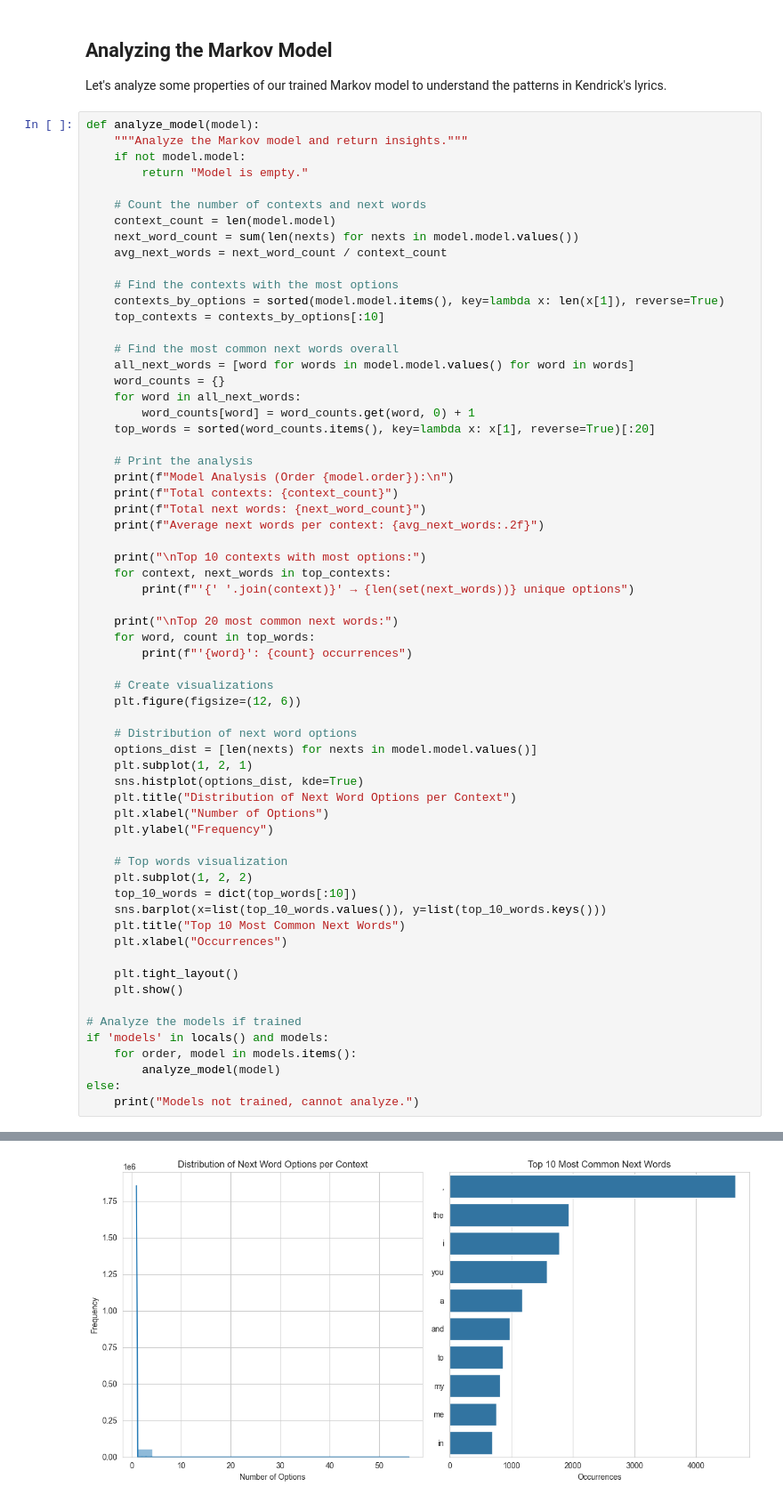
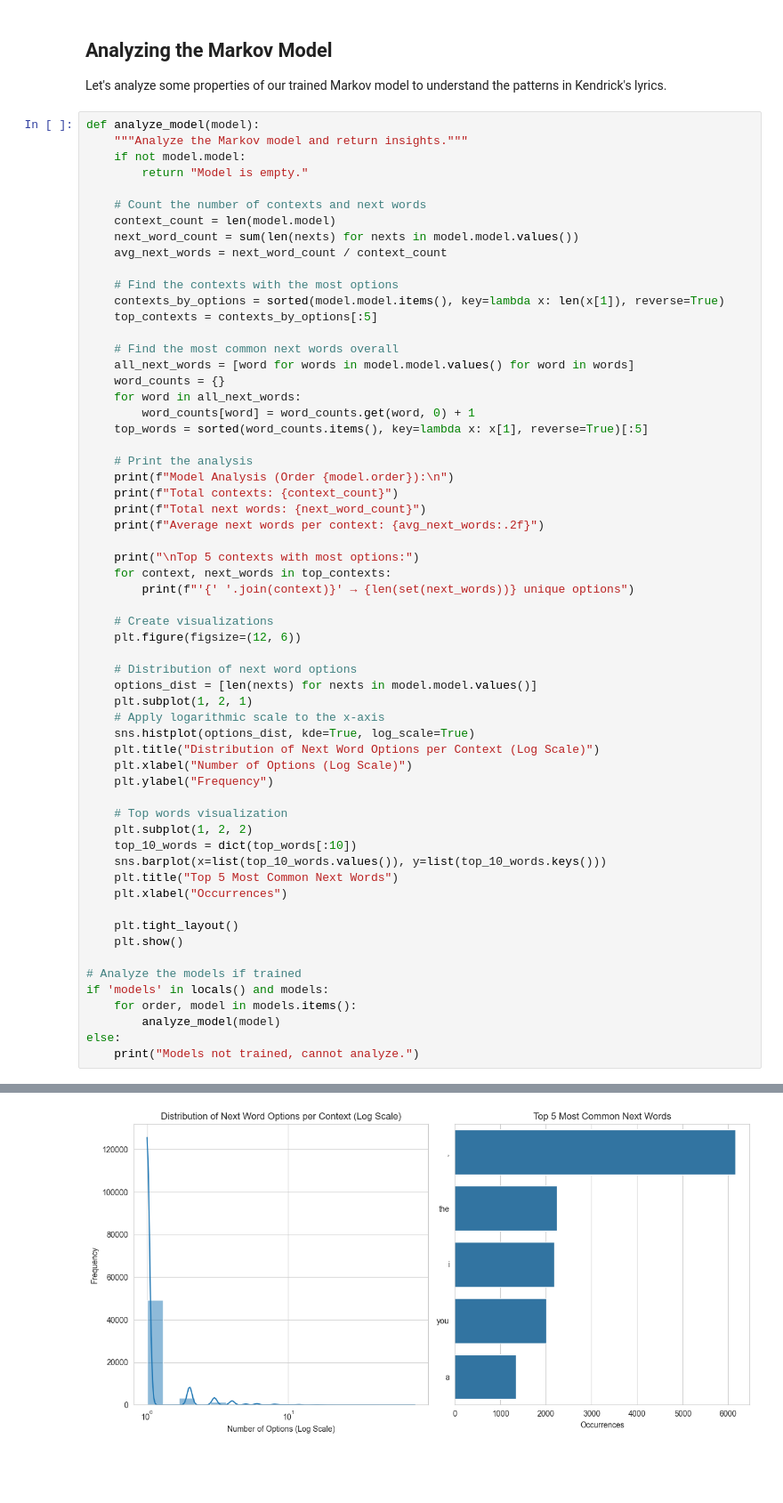
Before and after one commit to BillyMcCune/artist-autocomplete, a Jupyter notebook: src/kendrick_lyrics_generator.ipynb, the cells around one changed output, grey strips where cells are left out. Shown at 89% size. Cells and saved outputs as stored; diff of their text form; blank space fills up the shorter version.

Commit message:
graph adjustments

```diff
--- a/src/kendrick_lyrics_generator.ipynb
+++ b/src/kendrick_lyrics_generator.ipynb
@@ -281,14 +281,14 @@ def analyze_model(model):
 
     # Find the contexts with the most options
     contexts_by_options = sorted(model.model.items(), key=lambda x: len(x[1]), reverse=True)
-    top_contexts = contexts_by_options[:10]
+    top_contexts = contexts_by_options[:5]
 
     # Find the most common next words overall
     all_next_words = [word for words in model.model.values() for word in words]
     word_counts = {}
     for word in all_next_words:
         word_counts[word] = word_counts.get(word, 0) + 1
-    top_words = sorted(word_counts.items(), key=lambda x: x[1], reverse=True)[:20]
+    top_words = sorted(word_counts.items(), key=lambda x: x[1], reverse=True)[:5]
 
     # Print the analysis
     print(f"Model Analysis (Order {model.order}):\n")
@@ -296,13 +296,9 @@ def analyze_model(model):
     print(f"Total next words: {next_word_count}")
     print(f"Average next words per context: {avg_next_words:.2f}")
 
-    print("\nTop 10 contexts with most options:")
+    print("\nTop 5 contexts with most options:")
     for context, next_words in top_contexts:
         print(f"'{' '.join(context)}' → {len(set(next_words))} unique options")
-
-    print("\nTop 20 most common next words:")
-    for word, count in top_words:
-        print(f"'{word}': {count} occurrences")
 
     # Create visualizations
     plt.figure(figsize=(12, 6))
@@ -310,16 +306,17 @@ def analyze_model(model):
     # Distribution of next word options
     options_dist = [len(nexts) for nexts in model.model.values()]
     plt.subplot(1, 2, 1)
-    sns.histplot(options_dist, kde=True)
-    plt.title("Distribution of Next Word Options per Context")
-    plt.xlabel("Number of Options")
+    # Apply logarithmic scale to the x-axis
+    sns.histplot(options_dist, kde=True, log_scale=True)
+    plt.title("Distribution of Next Word Options per Context (Log Scale)")
+    plt.xlabel("Number of Options (Log Scale)")
     plt.ylabel("Frequency")
 
     # Top words visualization
     plt.subplot(1, 2, 2)
     top_10_words = dict(top_words[:10])
     sns.barplot(x=list(top_10_words.values()), y=list(top_10_words.keys()))
-    plt.title("Top 10 Most Common Next Words")
+    plt.title("Top 5 Most Common Next Words")
     plt.xlabel("Occurrences")
 
     plt.tight_layout()
@@ -406,4 +383,4 @@ Top 10 contexts with most options:
-[figure, old version]
+[figure, new version]
 Model Analysis (Order 5):
 
 Total contexts: 56379
```
Also changed, not shown: parts of 2 cells of this notebook.
